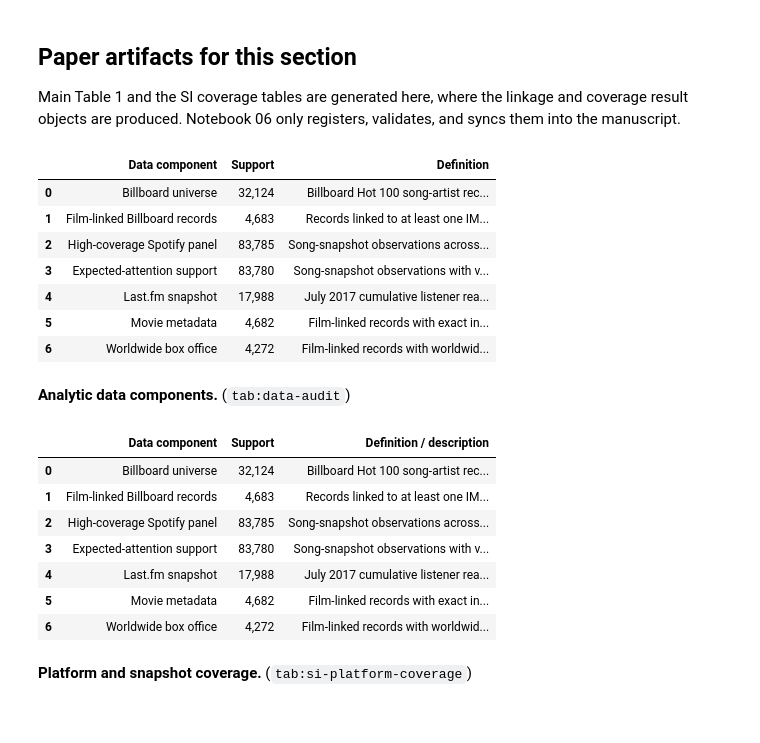
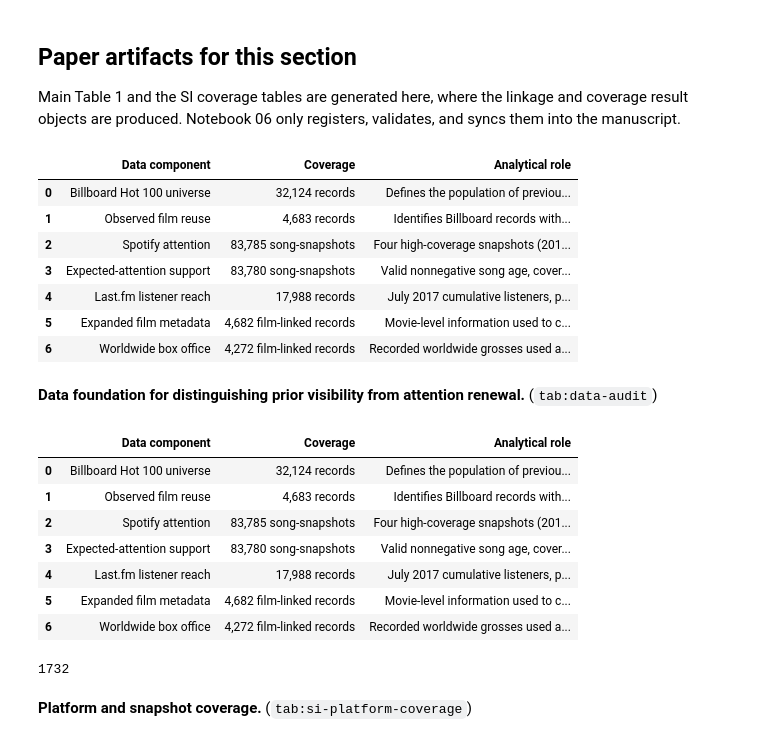
Before and after one commit to crcandia/cross-domain-reactivation, a Jupyter notebook: notebooks/01_linkage_and_analytical_panels.ipynb, the cells around one changed output. Drawn from its saved outputs; the diff is of its cells as text; code cells hidden in the pictures.

Commit message:
Update data overview table and refresh notebook outputs

```diff
--- a/notebooks/01_linkage_and_analytical_panels.ipynb
+++ b/notebooks/01_linkage_and_analytical_panels.ipynb
@@ -287,42 +289,46 @@ R = lambda name: pd.read_csv(RESULTS / name, low_memory=False)
 # %%
 support = R("master_support_counts.csv")
 coverage = R("movie_metadata_coverage.csv")
 def sup(stage):
     return int(support.loc[support["stage"].str.startswith(stage), "n_records"].iloc[0])
 main_t1 = pd.DataFrame([
-    ("Billboard universe", f"{sup('Billboard'):,}", "Billboard Hot 100 song-artist records rebuilt from the weekly chart file"),
-    ("Film-linked Billboard records", f"{sup('Film-linked'):,}", "Records linked to at least one IMDb soundtrack appearance by exact normalized song/artist keys"),
-    ("High-coverage Spotify panel", "83,785", "Song-snapshot observations across October 2016, July 2017, August 2022, and August 2025"),
-    ("Expected-attention support", "83,780", "Song-snapshot observations with valid nonnegative song age"),
-    ("Last.fm snapshot", f"{sup('Records with July 2017 Last.fm'):,}", "July 2017 cumulative listener reach (raw Listeners field, analyzed as log1p listeners)"),
-    ("Movie metadata", f"{int(coverage.loc[coverage['variable'].str.startswith('movie metadata'), 'available'].iloc[0]):,}", "Film-linked records with exact internal-ID movie metadata"),
-    ("Worldwide box office", f"{int(coverage.loc[coverage['variable'].eq('worldwide box office'), 'available'].iloc[0]):,}", "Film-linked records with worldwide box-office metadata"),
-], columns=["Data component", "Support", "Definition"])
+    ("Billboard Hot 100 universe", f"{sup('Billboard'):,} records", "Defines the population of previously successful songs and supplies chart-history measures"),
+    ("Observed film reuse", f"{sup('Film-linked'):,} records", "Identifies Billboard records with at least one observed soundtrack appearance and their first observed film year"),
+    ("Spotify attention", "83,785 song-snapshots", "Four high-coverage snapshots (2016, 2017, 2022, 2025) used for broad and temporal attention comparisons"),
+    ("Expected-attention support", "83,780 song-snapshots", "Valid nonnegative song age, covering 28,310 distinct Billboard song-artist records, used to estimate age- and snapshot-specific expected attention"),
+    ("Last.fm listener reach", f"{sup('Records with July 2017 Last.fm'):,} records", "July 2017 cumulative listeners, providing a complementary measure of listener reach"),
+    ("Expanded film metadata", f"{int(coverage.loc[coverage['variable'].str.startswith('movie metadata'), 'available'].iloc[0]):,} film-linked records", "Movie-level information used to characterize repeated embedding and film context"),
+    ("Worldwide box office", f"{int(coverage.loc[coverage['variable'].eq('worldwide box office'), 'available'].iloc[0]):,} film-linked records", "Recorded worldwide grosses used as a proxy for film-level visibility"),
+], columns=["Data component", "Coverage", "Analytical role"])
 display(main_t1)
-tex.write_table(paths.OUT_TABLES_MAIN / "data_audit_table.tex",
-    "Analytic data components.", "tab:data-audit",
-    ["Data component", "Support", "Definition / description"],
+table_path = paths.OUT_TABLES_MAIN / "data_audit_table.tex"
+tex.write_table(table_path,
+    "Data foundation for distinguishing prior visibility from attention renewal.", "tab:data-audit",
+    ["Data component", "Coverage", "Analytical role"],
     main_t1.values.tolist(),
-    note="The main Spotify analyses use only the four high-coverage snapshots listed above. Platform coverage, linkage, and movie-metadata missingness diagnostics are reported in the SI Appendix, Data Construction and Platform Coverage.",
-    col_spec=r"@{}>{\raggedright\arraybackslash}p{0.27\linewidth}>{\raggedright\arraybackslash}p{0.11\linewidth}>{\raggedright\arraybackslash}p{0.56\linewidth}@{}")
+    note="Counts describe the broad linked sources before temporal and matching restrictions. Detailed platform coverage, linkage procedures, and movie-metadata missingness are reported in the SI Appendix, Data Construction and Platform Coverage.",
+    col_spec=r"@{}>{\raggedright\arraybackslash}p{0.24\linewidth}>{\raggedright\arraybackslash}p{0.17\linewidth}>{\raggedright\arraybackslash}p{0.53\linewidth}@{}")
+table_tex = table_path.read_text(encoding="utf-8").replace(r"\begin{table}[!htbp]", r"\begin{table}[H]", 1)
+table_path.write_text(table_tex, encoding="utf-8")
 # %% [output]
-|  | Data component | Support | Definition |
-| 0 | Billboard universe | 32,124 | Billboard Hot 100 song-artist rec... |
-| 1 | Film-linked Billboard records | 4,683 | Records linked to at least one IM... |
-| 2 | High-coverage Spotify panel | 83,785 | Song-snapshot observations across... |
-| 3 | Expected-attention support | 83,780 | Song-snapshot observations with v... |
-| 4 | Last.fm snapshot | 17,988 | July 2017 cumulative listener rea... |
-| 5 | Movie metadata | 4,682 | Film-linked records with exact in... |
-| 6 | Worldwide box office | 4,272 | Film-linked records with worldwid... |
+|  | Data component | Coverage | Analytical role |
+| 0 | Billboard Hot 100 universe | 32,124 records | Defines the population of previou... |
+| 1 | Observed film reuse | 4,683 records | Identifies Billboard records with... |
+| 2 | Spotify attention | 83,785 song-snapshots | Four high-coverage snapshots (201... |
+| 3 | Expected-attention support | 83,780 song-snapshots | Valid nonnegative song age, cover... |
+| 4 | Last.fm listener reach | 17,988 records | July 2017 cumulative listeners, p... |
+| 5 | Expanded film metadata | 4,682 film-linked records | Movie-level information used to c... |
+| 6 | Worldwide box office | 4,272 film-linked records | Recorded worldwide grosses used a... |
-**Analytic data components.** (`tab:data-audit`)
+**Data foundation for distinguishing prior visibility from attention renewal.** (`tab:data-audit`)
-|  | Data component | Support | Definition / description |
-| 0 | Billboard universe | 32,124 | Billboard Hot 100 song-artist rec... |
-| 1 | Film-linked Billboard records | 4,683 | Records linked to at least one IM... |
-| 2 | High-coverage Spotify panel | 83,785 | Song-snapshot observations across... |
-| 3 | Expected-attention support | 83,780 | Song-snapshot observations with v... |
-| 4 | Last.fm snapshot | 17,988 | July 2017 cumulative listener rea... |
-| 5 | Movie metadata | 4,682 | Film-linked records with exact in... |
-| 6 | Worldwide box office | 4,272 | Film-linked records with worldwid... |
+|  | Data component | Coverage | Analytical role |
+| 0 | Billboard Hot 100 universe | 32,124 records | Defines the population of previou... |
+| 1 | Observed film reuse | 4,683 records | Identifies Billboard records with... |
+| 2 | Spotify attention | 83,785 song-snapshots | Four high-coverage snapshots (201... |
+| 3 | Expected-attention support | 83,780 song-snapshots | Valid nonnegative song age, cover... |
+| 4 | Last.fm listener reach | 17,988 records | July 2017 cumulative listeners, p... |
+| 5 | Expanded film metadata | 4,682 film-linked records | Movie-level information used to c... |
+| 6 | Worldwide box office | 4,272 film-linked records | Recorded worldwide grosses used a... |
+1732
 # %%
 # S: platform coverage (includes excluded January 2016 audit row) -- C2, C4
 pc = R("platform_coverage.csv")
```
Also changed, not shown: parts of 1 cell of this notebook, 1 other file.
